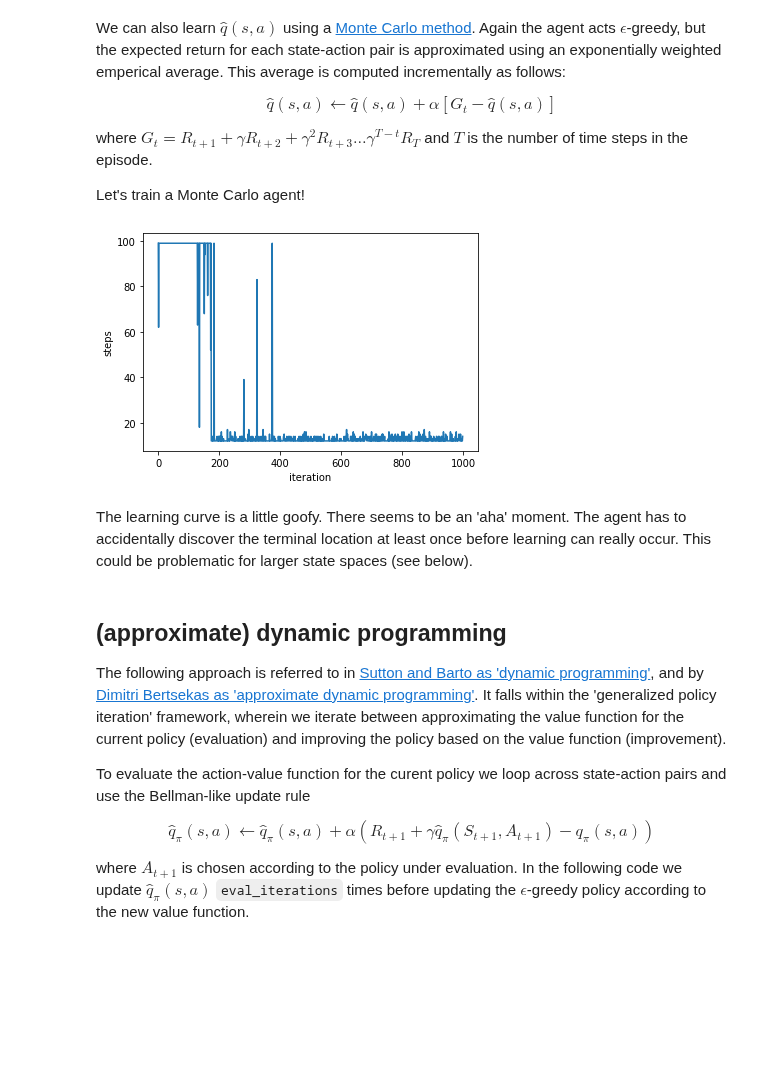
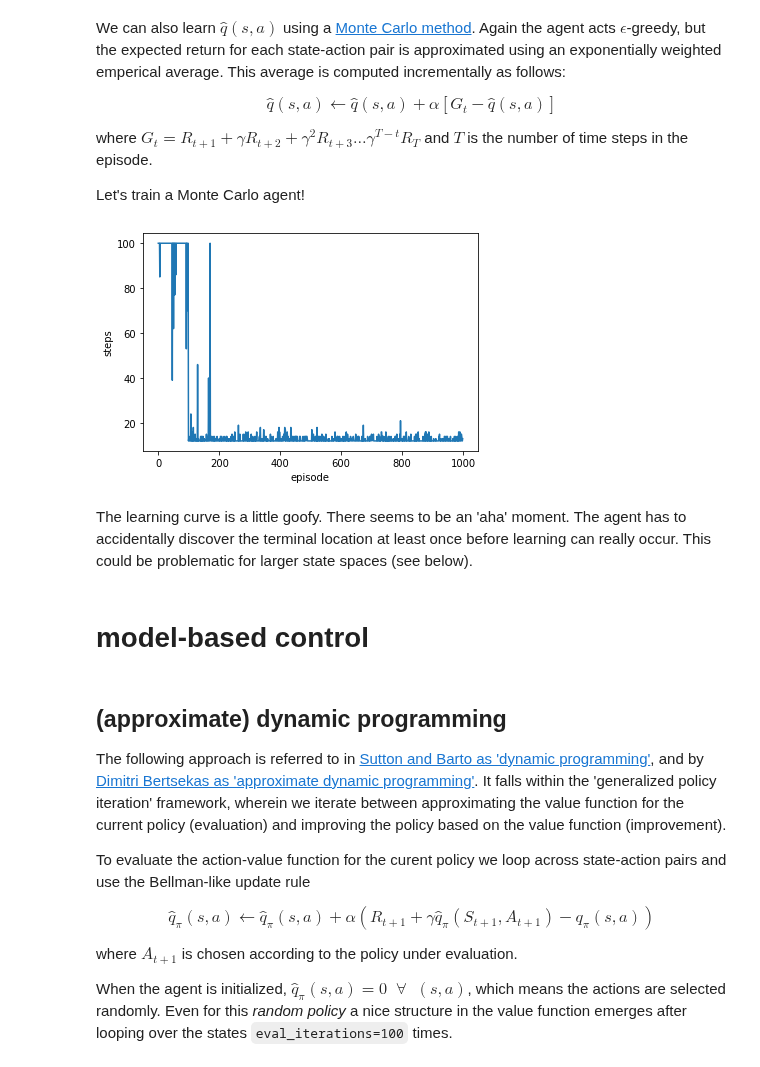
Before and after one commit to richard-warren/rl_sandbox, a Jupyter notebook: demo2.ipynb, the cells around one changed output. Cells and saved outputs as stored; diff of their text form; code cells hidden in the pictures; blank space fills up the shorter version.

```diff
--- a/demo2.ipynb
+++ b/demo2.ipynb
@@ -114,18 +113,19 @@ Let's train a Monte Carlo agent!
 # %%
 agent = Agents.MonteCarlo(env)
 steps, reward = agent.train(
     iterations=1000,
-    max_steps=100,
     epsilon=.05,
     alpha=.05,
     gamma=1)
 
-ax = plt.axes(xlabel='iteration', ylabel='steps')
+ax = plt.axes(xlabel='episode', ylabel='steps')
 ax.plot(steps);
 # %% [output]
-[figure, old version]
+[figure, new version]
 # %% [markdown]
 The learning curve is a little goofy. There seems to be an 'aha' moment. The agent has to accidentally discover the terminal location at least once before learning can really occur. This could be problematic for larger state spaces (see below).
+# %% [markdown]
+# model-based control
 # %% [markdown]
 ## (approximate) dynamic programming
 
@@ -135,7 +135,9 @@ To evaluate the action-value function for the curent policy we loop across state
 
 $$ \hat{q}_\pi(s,a) \leftarrow \hat{q}_\pi(s,a) + \alpha (R_{t+1} + \gamma \hat{q}_\pi(S_{t+1},A_{t+1}) - \hat{q}_\pi(s,a))$$
 
-where $A_{t+1}$ is chosen according to the policy under evaluation. In the following code we update $\hat{q}_\pi(s,a)$ `eval_iterations` times before updating the $\epsilon$-greedy policy according to the new value function.
+where $A_{t+1}$ is chosen according to the policy under evaluation.
+
+When the agent is initialized, $\hat{q}_\pi(s,a)=0 \;\; \forall \;\; (s,a)$, which means the actions are selected randomly. Even for this *random policy* a nice structure in the value function emerges after looping over the states `eval_iterations=100` times.
 # %%
 agent = Agents.DP_approx(env)
 
```
Also changed, not shown: parts of 20 cells of this notebook, 5 other files.
